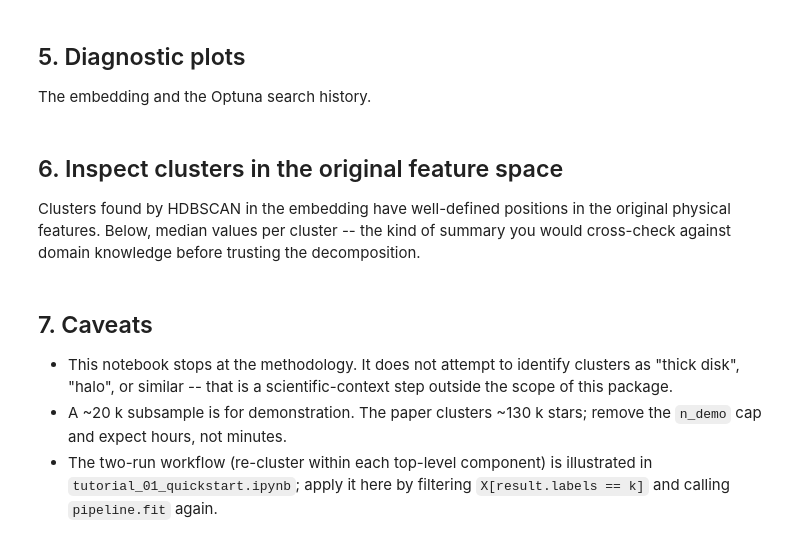
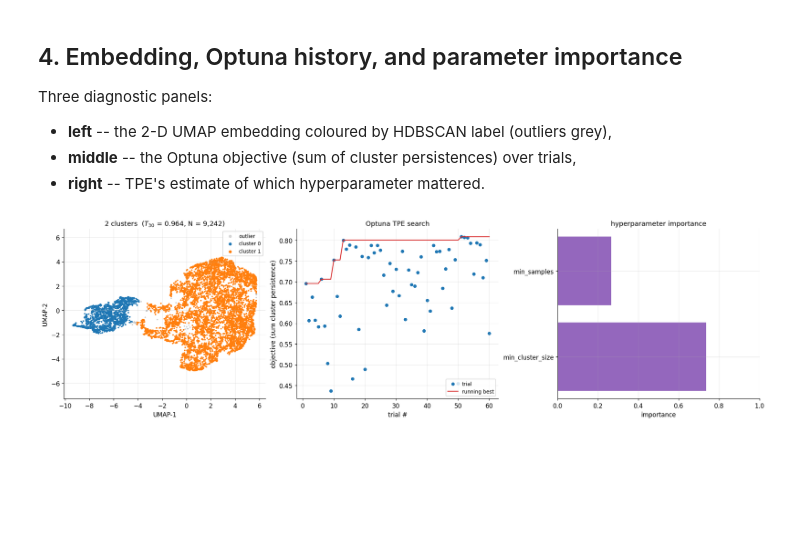
Before and after one commit to AndreasWNeitzel/Starfold, a Jupyter notebook: docs/tutorial_02_astronomy_example.ipynb, the cells around one changed output. Cells and saved outputs as stored; diff of their text form; code cells hidden in the pictures; blank space fills up the shorter version.

```diff
--- a/docs/tutorial_02_astronomy_example.ipynb
+++ b/docs/tutorial_02_astronomy_example.ipynb
@@ -133,11 +186,18 @@ bump `n_realisations` in production.
 # %%
-pipeline = sf.UnsupervisedPipeline(
-    umap_kwargs={"n_neighbors": 15, "min_dist": 0.0, "n_epochs": 2000},
+import time
+
+fit_kwargs = dict(
+    umap_kwargs={"n_neighbors": 30, "min_dist": 0.0, "n_epochs": 1000},
     hdbscan_optuna_trials=60,
-    mcs_range=(50, 500),
+    mcs_range=(50, 2000),
     ms_range=(5, 50),
+    engine="auto",
     skip_noise_baseline=True,
     random_state=0,
 )
-result = pipeline.fit(X)
+
+t0 = time.perf_counter()
+result = _cached_fit(X, **fit_kwargs)
+dt = time.perf_counter() - t0
+print(f"fit took {dt:.1f}s  (cache dir: {CACHE_DIR.resolve()})")
 print(result.summary())
@@ -144,18 +215,36 @@ print(result.summary())
 # %% [markdown]
-## 5. Diagnostic plots
+## 4. Embedding, Optuna history, and parameter importance
 
-The embedding and the Optuna search history.
+Three diagnostic panels:
+
+* **left** -- the 2-D UMAP embedding coloured by HDBSCAN label (outliers
+  grey),
+* **middle** -- the Optuna objective (sum of cluster persistences) over
+  trials,
+* **right** -- TPE's estimate of which hyperparameter mattered.
 # %%
-fig, axes = plt.subplots(1, 2, figsize=(13, 5))
-sf.plot_embedding(result.embedding, result.labels, ax=axes[0])
-axes[0].set_title(f"{result.n_clusters} clusters (T = {result.trustworthiness:.3f})")
+fig, axes = plt.subplots(1, 3, figsize=(18, 5), constrained_layout=True)
+sf.plot_embedding(
+    result.embedding, result.labels,
+    ax=axes[0], point_size=3.0,
+    outlier_color=OUTLIER_COLOUR, cmap=CLUSTER_CMAP_NAME,
+)
+axes[0].set_xlabel("UMAP-1")
+axes[0].set_ylabel("UMAP-2")
+axes[0].set_title(
+    f"{result.n_clusters} clusters  "
+    f"($T_{{{int(fit_kwargs['umap_kwargs']['n_neighbors'])}}}$ = "
+    f"{result.trustworthiness:.3f}, N = {len(X):,})"
+)
+axes[0].legend(loc="best", markerscale=2.5, framealpha=0.9)
+
 sf.plot_optuna_history(result.search.study, ax=axes[1])
-plt.tight_layout()
+axes[1].set_title("Optuna TPE search")
+
+sf.plot_optuna_param_importance(result.search.study, ax=axes[2])
+axes[2].set_title("hyperparameter importance")
+
+fig.savefig(FIGURE_DIR / "astro_overview.png")
 plt.show()
+# %% [output]
+[figure, added]
-# %% [markdown]
-## 6. Inspect clusters in the original feature space
-
-Clusters found by HDBSCAN in the embedding have well-defined positions in the
-original physical features. Below, median values per cluster -- the kind of
-summary you would cross-check against domain knowledge before trusting the
-decomposition.
@@ -170,11 +250,0 @@ for label in np.unique(result.labels):
-# %% [markdown]
-## 7. Caveats
-
-- This notebook stops at the methodology. It does not attempt to identify
-  clusters as "thick disk", "halo", or similar -- that is a scientific-context
-  step outside the scope of this package.
-- A ~20 k subsample is for demonstration. The paper clusters ~130 k stars;
-  remove the `n_demo` cap and expect hours, not minutes.
-- The two-run workflow (re-cluster within each top-level component) is
-  illustrated in `tutorial_01_quickstart.ipynb`; apply it here by filtering
-  `X[result.labels == k]` and calling `pipeline.fit` again.
```
Also changed, not shown: parts of 28 cells of this notebook, 13 other files.
